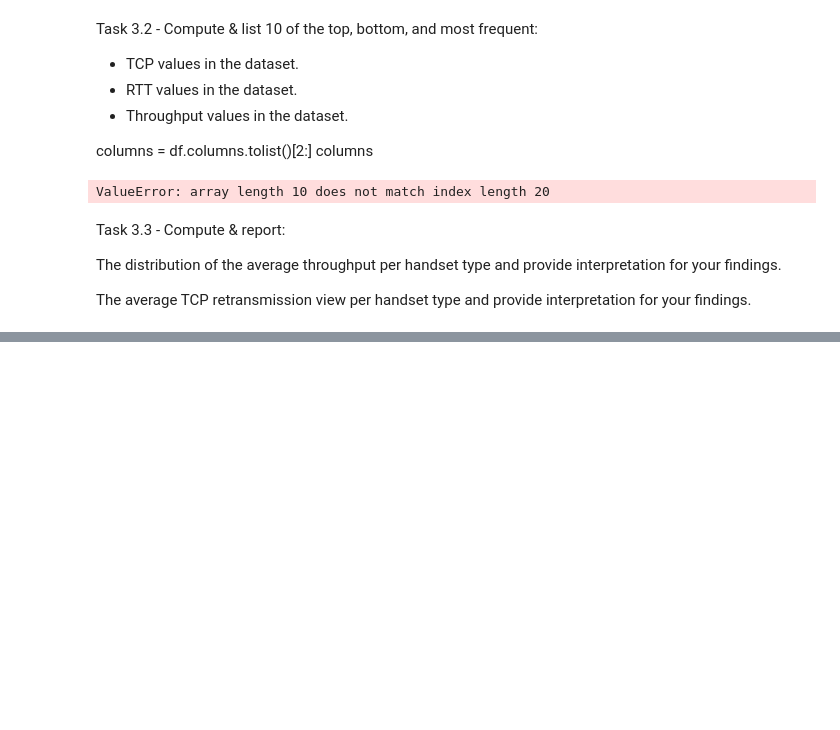
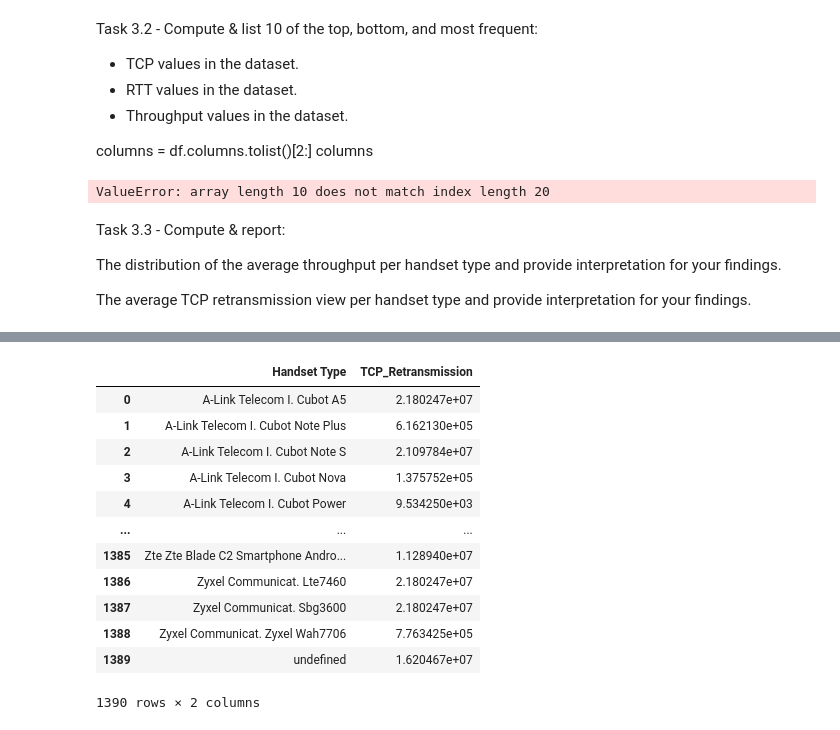
Before and after one commit to epythonlab/10academy-aim-week2-challenge, a Jupyter notebook: notebooks/experience_analytics.ipynb, the cells around one changed output, grey strips where cells are left out. Drawn from its saved outputs; the diff is of its cells as text; code cells hidden in the pictures; blank space fills up the shorter version.

```diff
--- a/notebooks/experience_analytics.ipynb
+++ b/notebooks/experience_analytics.ipynb
@@ -85,0 +87,17 @@ NameError: name 'group_by' is not defined
+# %%
+# Average tcp retransmission per handset type
+analytics.avg_tcp_rtt_per_handset()
+# %% [output]
+|  | Handset Type | TCP_Retransmission |
+| 0 | A-Link Telecom I. Cubot A5 | 2.180247e+07 |
+| 1 | A-Link Telecom I. Cubot Note Plus | 6.162130e+05 |
+| 2 | A-Link Telecom I. Cubot Note S | 2.109784e+07 |
+| 3 | A-Link Telecom I. Cubot Nova | 1.375752e+05 |
+| 4 | A-Link Telecom I. Cubot Power | 9.534250e+03 |
+| ... | ... | ... |
+| 1385 | Zte Zte Blade C2 Smartphone Andro... | 1.128940e+07 |
+| 1386 | Zyxel Communicat. Lte7460 | 2.180247e+07 |
+| 1387 | Zyxel Communicat. Sbg3600 | 2.180247e+07 |
+| 1388 | Zyxel Communicat. Zyxel Wah7706 | 7.763425e+05 |
+| 1389 | undefined | 1.620467e+07 |
+1390 rows × 2 columns
```
Also changed, not shown: parts of 9 cells of this notebook, 1 other file.
